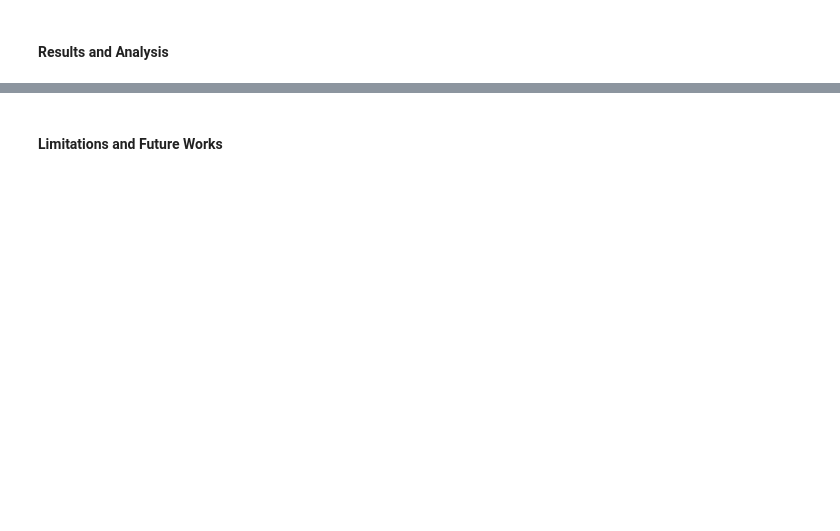
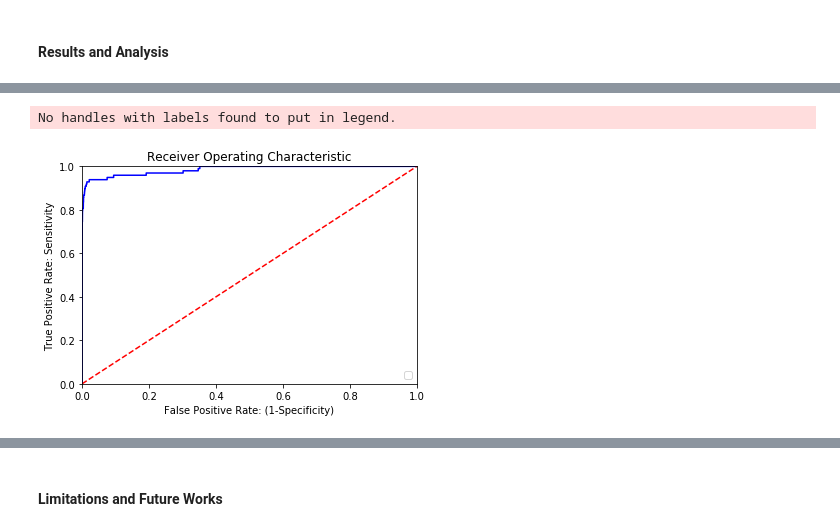
Before and after one commit to yyk93/credit-card-fraud-detection, a Jupyter notebook: Credit Card Fraud Detection.ipynb, the cells around one changed output, grey strips where cells are left out. Drawn from its saved outputs; the diff is of its cells as text; code cells hidden in the pictures; blank space fills up the shorter version.

```diff
--- a/Credit Card Fraud Detection.ipynb
+++ b/Credit Card Fraud Detection.ipynb
@@ -206,14 +204,19 @@ dtype: int64
 # %%
 training_data = []
 
-training_data.append((X_train, y_train))
-
+print("X_train size: ", X_train.shape[0])
+print("X_test size: ",X_test.shape[0])
+print("y_train size: ",y_train.shape[0])
+print("y_test size:", y_test.shape[0])
+# training_data.append((X_train.values, y_train.values))
 
 X_train_oversampled, y_train_oversampled = SMOTE(random_state=1234).fit_sample(X_train, y_train)
-
-training_data.append((X_train_oversampled, y_train_oversampled))
+print("X_train oversampled size:", len(X_train_oversampled))
+print("y_train oversampled size:", len(y_train_oversampled))
+# training_data.append((X_train_oversampled, y_train_oversampled))
 
 
 X_train_undersampled, y_train_undersampled = RandomUnderSampler(random_state=1234).fit_sample(X_train, y_train)
-
+print("X_train undersampled size:", len(X_train_undersampled))
+print("y_train undersampled size:", len(y_train_undersampled))
 training_data.append((X_train_undersampled, y_train_undersampled))
@@ -222,15 +238,13 @@ training_data.append((X_train_undersampled, y_train_undersampled))
 # %%
 from sklearn.metrics import roc_auc_score, auc, accuracy_score, confusion_matrix, roc_curve, precision_score, recall_score, f1_score, auc, precision_recall_curve, classification_report
 # %%
-def evaluateClassifier(model, X_test, y_test):
+def evaluateClassifier(model, X_test, y_test, printLines = True):
 
-    y_pred = model.predict(X_test)
+    y_pred = model.predict(X_test.values)
 
     accuracy = accuracy_score(y_test, y_pred)
-    print("Model Accuracy on Test is {:.3f}".format(accuracy))
 
     auc = roc_auc_score(y_test, y_pred)
-    print("Model AUC on Test is {:.3f}".format(auc))
 
     cm = confusion_matrix(y_test, y_pred, labels=[1, 0])
     cm = pd.DataFrame(
@@ -238,28 +252,36 @@ def evaluateClassifier(model, X_test, y_test):
         index=['True: Fraudulent', 'True: Not Fraudulent'],
         columns=['Pred: Fraudulent', 'Pred: Not Fraudulent']
     )
-    print(cm)
+
 
     precision = precision_score(y_test, y_pred)
-    print("\nThe precision of the classifier is {:.2%}".format(precision))
 
     # recall
     recall = recall_score(y_test, y_pred)
-    print("\nThe recall of the classifier is {:.2%}".format(recall))
+
 
     # recall
     f1 = f1_score(y_test, y_pred, labels=['Survived'])
-    print("\nThe f1 score of the classifier is {:.2%}\n".format(f1))
+
+
+    if printLines:
+        print("Model Accuracy on Test is {:.3f}".format(accuracy))
+        print("Model AUC on Test is {:.3f} \n".format(auc))
+        print(cm)
+        print("\nThe precision of the classifier is {:.2%}".format(precision))
+        print("\nThe recall of the classifier is {:.2%}".format(recall))
+        print("\nThe f1 score of the classifier is {:.2%}\n".format(f1))
 
     return auc, cm, precision, recall, f1
 # %%
 def drawROC(estimator, X_test, y_test):
     y_prob = estimator.predict_proba(X_test) [:,1]
     fpr, tpr, threshold = roc_curve(y_test, y_prob)
-    roc_auc = auc(fpr, tpr)
+
 
     plt.title('Receiver Operating Characteristic')
-    plt.plot(fpr, tpr, 'b', label = 'AUC = %0.2f' % roc_auc)
+    plt.plot(fpr, tpr, 'b')
+#     , label = 'AUC = %0.2f' % auc(fpr, tpr))
     plt.legend(loc = 'lower right')
     plt.plot([0, 1], [0, 1],'r--')
     plt.xlim([0, 1])
@@ -401,0 +498,5 @@ performances
+# %%
+drawROC(performances['estimators'][1], X_test.values, y_test.values)
+# %% [output]
+No handles with labels found to put in legend.
+[figure, added]
```
Also changed, not shown: parts of 15 cells of this notebook.
